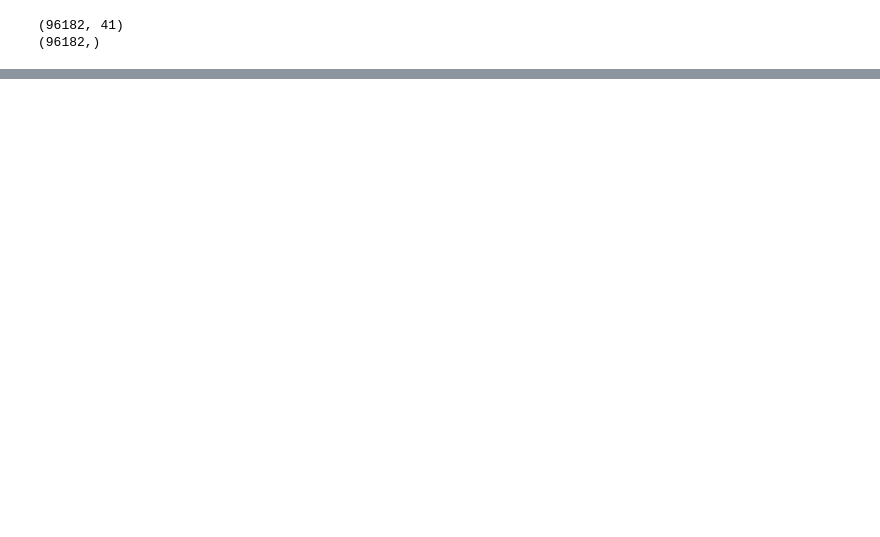
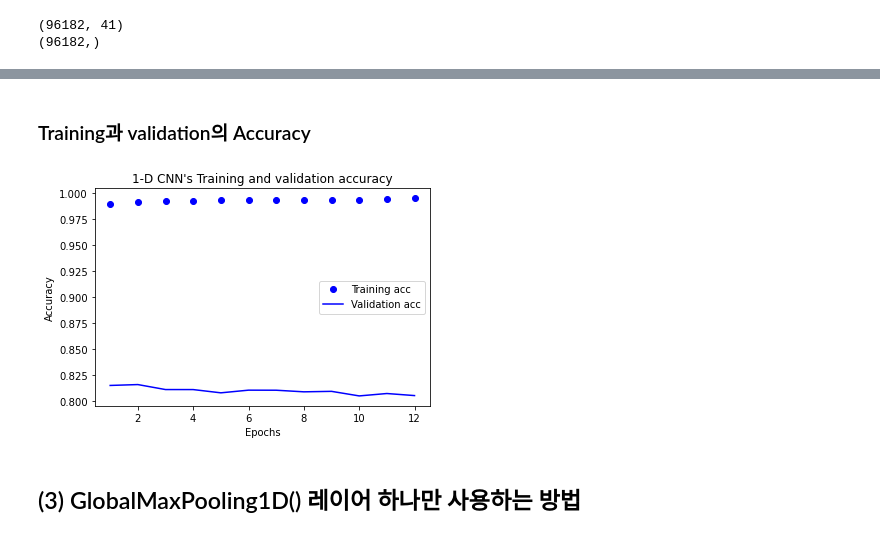
Before and after one commit to Jeongeun-Kwak/E, a Jupyter notebook: (E4) 4th Naver Review Sentiment Analysis.ipynb, the cells around one changed output, grey strips where cells are left out. Saved outputs shown, nothing was run; the diff lists cells and outputs as text; code cells hidden in the pictures; blank space fills up the shorter version.

```diff
--- a/(E4) 4th Naver Review Sentiment Analysis.ipynb
+++ b/(E4) 4th Naver Review Sentiment Analysis.ipynb
@@ -365,0 +487,17 @@ model.summary()
+# %% [markdown]
+### Training과 validation의 Accuracy
+# %%
+plt.clf()   # 그림을 초기화
+
+plt.plot(epochs_oned, acc_oned, 'bo', label='Training acc')
+plt.plot(epochs_oned, val_acc_oned, 'b', label='Validation acc')
+plt.title('1-D CNN\'s Training and validation accuracy')
+plt.xlabel('Epochs')
+plt.ylabel('Accuracy')
+plt.legend()
+
+plt.show()
+# %% [output]
+[figure, added]
+# %% [markdown]
+## (3) GlobalMaxPooling1D() 레이어 하나만 사용하는 방법
```
Also changed, not shown: parts of 97 cells of this notebook.
